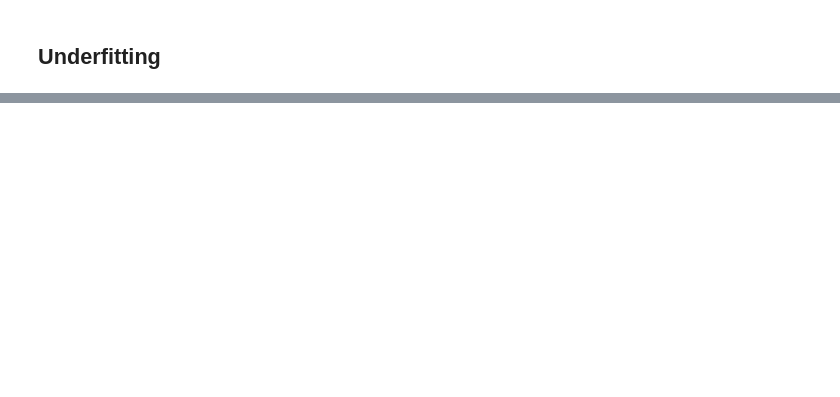
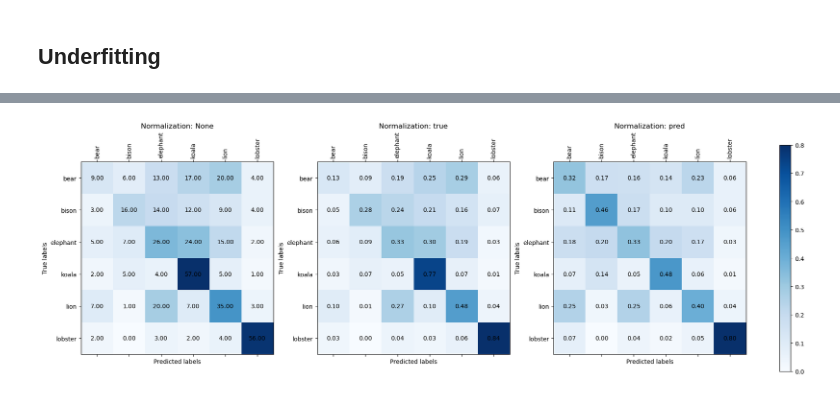
Before and after one commit to oliverdietsche/aiap-miniproj2, a Jupyter notebook: main.ipynb, the cells around one changed output, grey strips where cells are left out. Cells and saved outputs as stored; diff of their text form; code cells hidden in the pictures; blank space fills up the shorter version.

```diff
--- a/main.ipynb
+++ b/main.ipynb
@@ -219,0 +226,31 @@ plt.show()
+# %%
+predictions = model.predict(val_imgs)
+predicted_labels = np.argmax(predictions, axis=1)
+predicted_labels = [int_to_label(l) for l in predicted_labels]
+
+labels = np.unique(val_labels)
+
+fig, axes = plt.subplots(1, 3, figsize=(18, 6), constrained_layout=True)
+
+norm_options = [None, 'true', 'pred']
+
+for ax, norm in zip(axes, norm_options):
+    cm = confusion_matrix(val_labels, predicted_labels, normalize=norm)
+
+    disp = ax.matshow(cm, cmap='Blues')
+    ax.set_title(f'Normalization: {str(norm)}')
+    ax.set_xlabel('Predicted labels')
+    ax.set_ylabel('True labels')
+    ax.set_xticks(np.arange(len(labels)))
+    ax.set_xticklabels(labels, rotation=90)
+    ax.set_yticks(np.arange(len(labels)))
+    ax.set_yticklabels(labels)
+
+    for i in range(len(labels)):
+        for j in range(len(labels)):
+            text = ax.text(j, i, f'{cm[i, j]:.2f}',
+                           ha="center", va="center", color="black")
+
+fig.colorbar(disp, ax=axes, orientation='vertical')
+plt.show()
+# %% [output]
@@ -219,0 +258 @@ plt.show()
+[figure, added]
```
Also changed, not shown: parts of 8 cells of this notebook.
